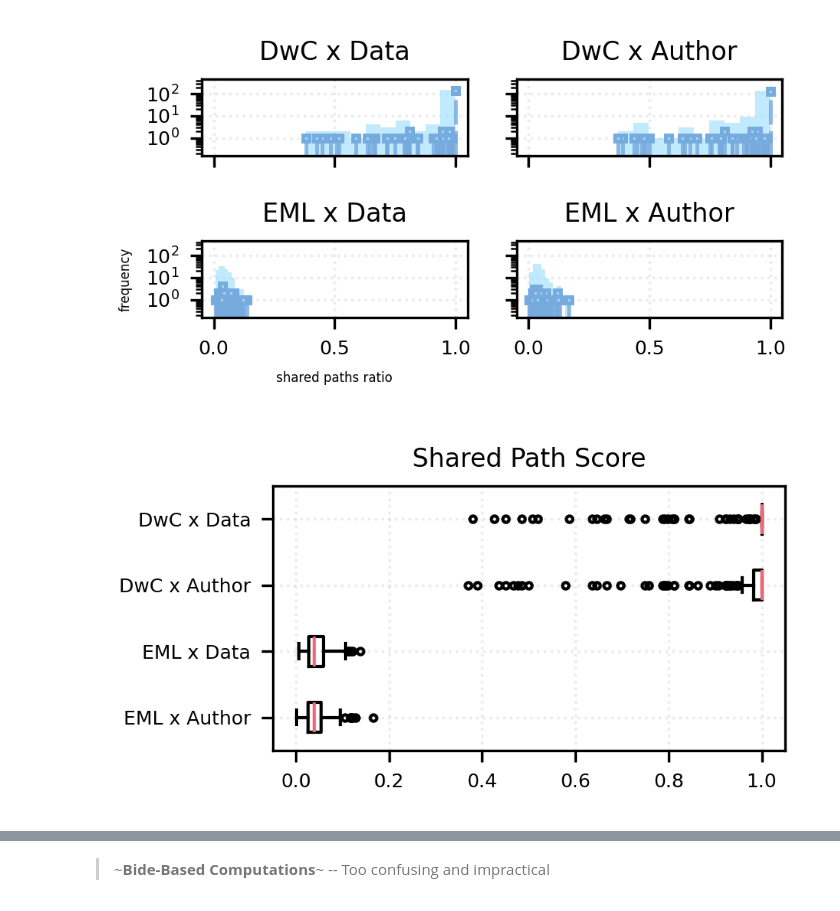
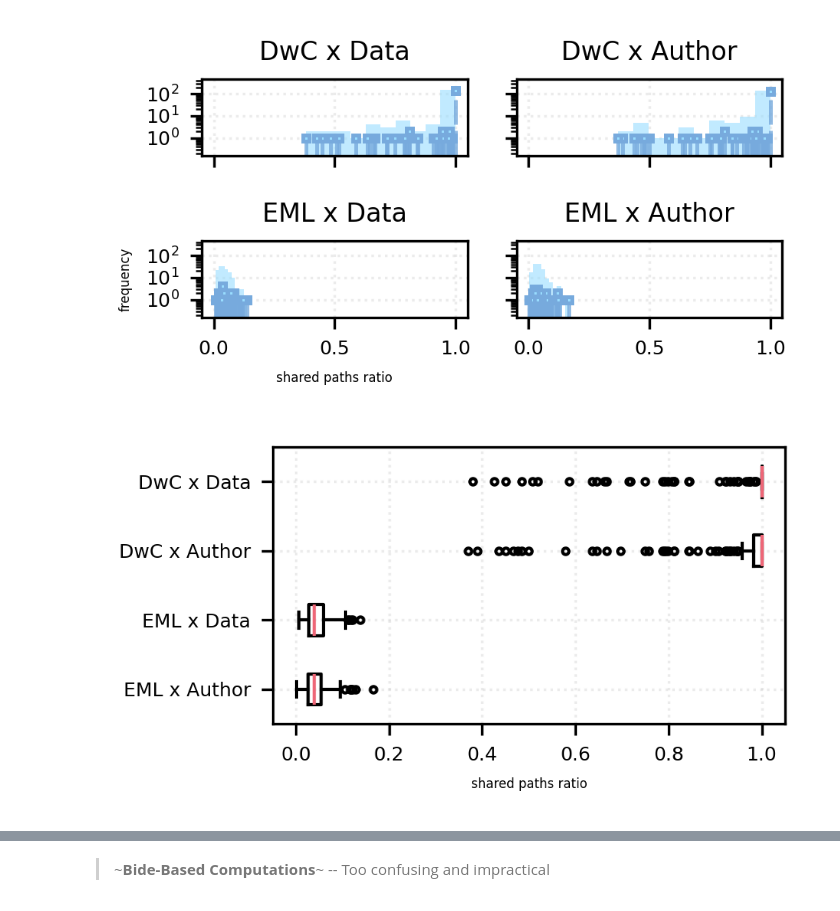
Before and after one commit to mitja-o/metadata-assistant, a Jupyter notebook: _evaluation/statistics/results/e1-generated-metadata-asessment.ipynb, the cells around one changed output, grey strips where cells are left out. Saved outputs shown, nothing was run; the diff lists cells and outputs as text; code cells hidden in the pictures.

```diff
--- a/_evaluation/statistics/results/e1-generated-metadata-asessment.ipynb
+++ b/_evaluation/statistics/results/e1-generated-metadata-asessment.ipynb
@@ -1179,23 +1144,27 @@ plt.show()
 # %%
 fig, ax = plt.subplots(1, 1, dpi=300, figsize=(3.2,1.8))
 
-ax.set_title("Shared Path Score")
+# ax.set_title("Shared Path Score")
 ax.boxplot(
     [
        with_ok_parsed_trees(rs)["xml_tree.ground_truth.overlap_pattern_score"]
        for (g, rs) in reversed(list(result_groups.items()))
     ],
     tick_labels=[
        g.replace("-", " ")
        for (g, rs) in reversed(list(result_groups.items()))
     ],
     vert=False,
     flierprops=dict(markersize=2),
 )
+ax.set_xlabel("shared paths ratio", fontsize=4)
 ax.grid(alpha=0.25, ls=":")
 ax.set_axisbelow(True)
 
+
 plt.tight_layout()
+plt.savefig("generated-pareseable-xml-gt-gen-shared-path-score-boxplot.pdf")
+plt.savefig("generated-pareseable-xml-gt-gen-shared-path-score-boxplot.png")
 plt.show()
 # %% [output]
-[figure, old version]
+[figure, new version]
```
Also changed, not shown: parts of 37 cells of this notebook.
